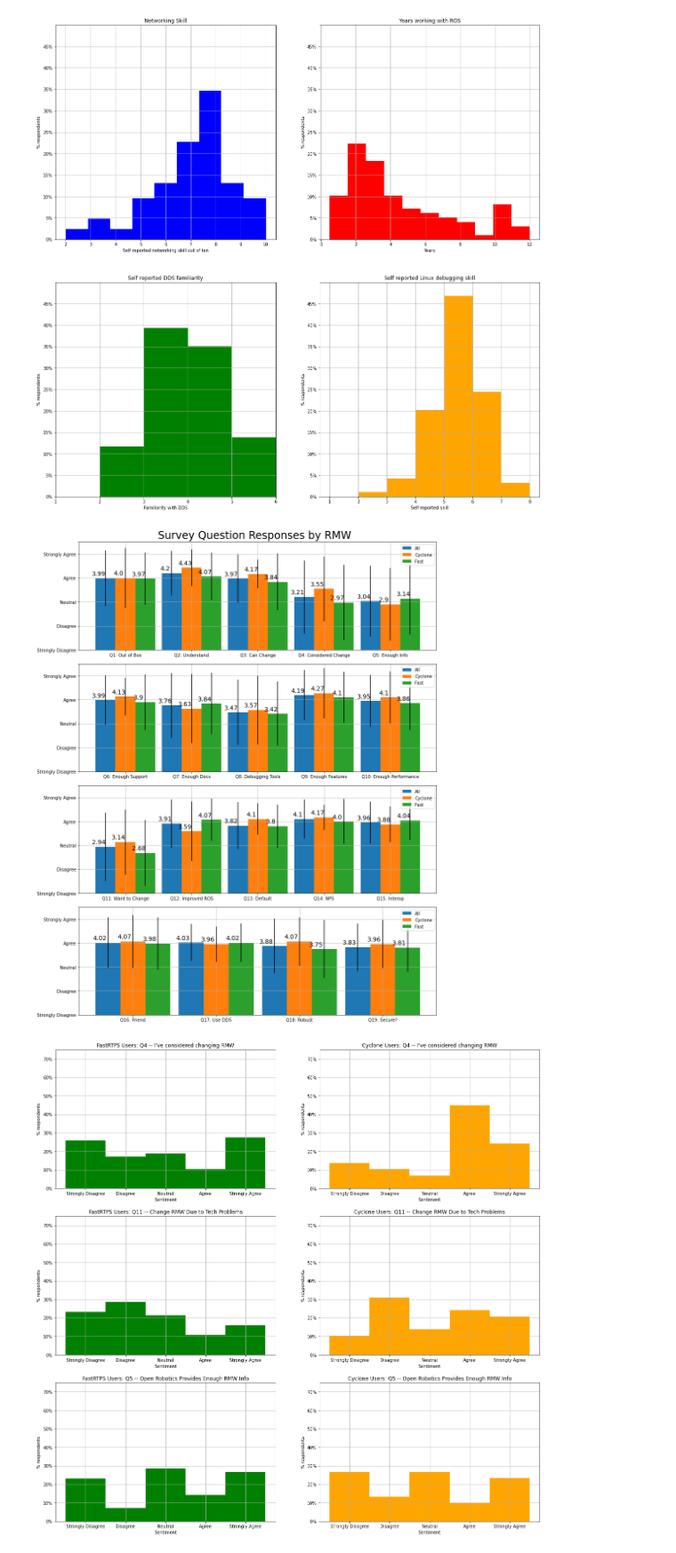
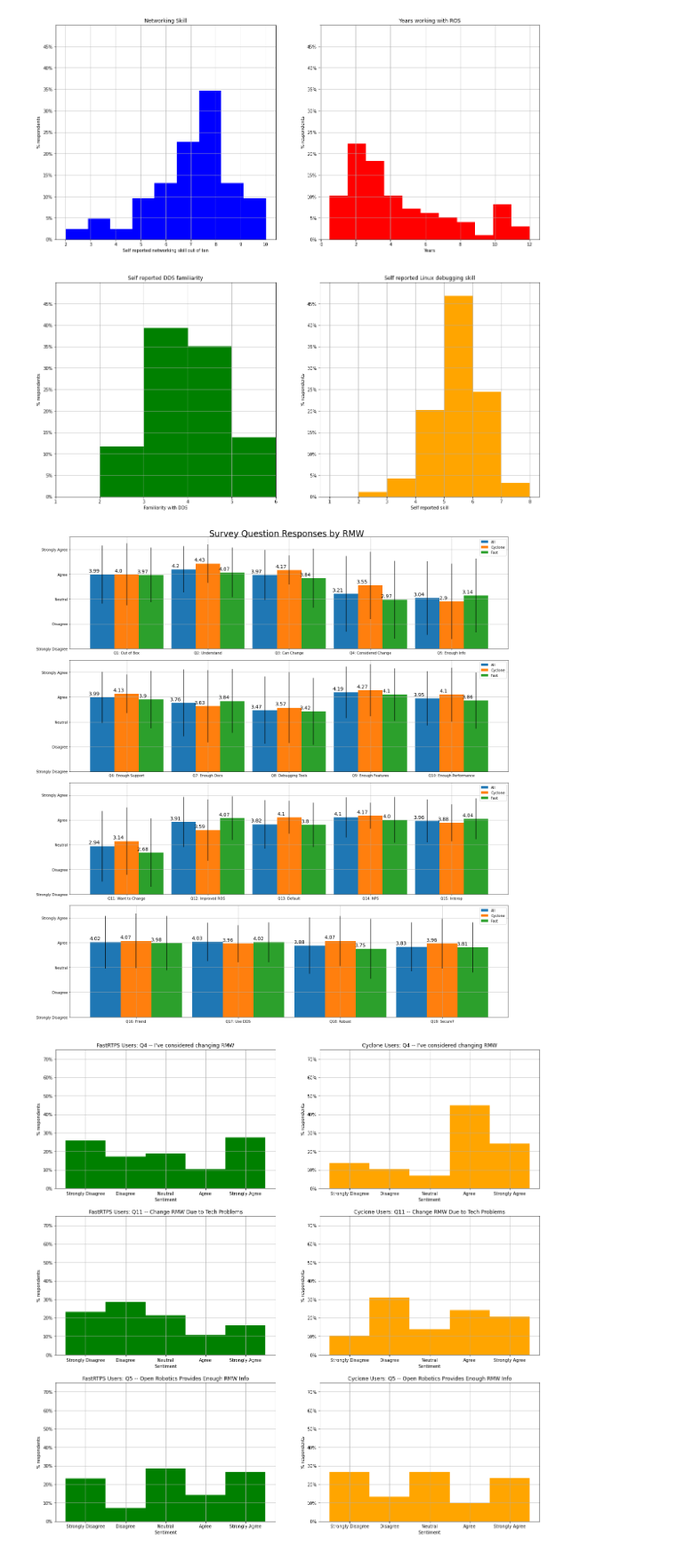
Before and after one commit to osrf/TSC-RMW-Reports, a Jupyter notebook: galactic/SurveyPlots.ipynb, the cells around one changed output. Shown at 89% size. Cells and saved outputs as stored; diff of their text form; code cells hidden in the pictures.

Commit message:
Fix figure size again trying a new command.

```diff
--- a/galactic/SurveyPlots.ipynb
+++ b/galactic/SurveyPlots.ipynb
@@ -195,42 +195,42 @@ for idx_x, param in enumerate(to_convert):
     set_means.append(batch)
     set_std.append(batch_std)
 
-fig, ax = plt.subplots(4,figsize=(12, 16))
+fig, ax = plt.subplots(4,figsize=(18, 20))
 # our batches of figures
 plot_groups = [[0,5],[5,10],[10,15],[15,19]]
 width = 0.3 # otherwise make them be a unit size
 fig.suptitle("Survey Question Responses by RMW",fontsize=24)
 fig.tight_layout()
 
 for idx,group in enumerate(plot_groups): # for each row in the plot
     tranche_set = []
     x = np.arange((group[1]-group[0])) # the label locations each bar gets three units, fast is split three ways
     for i in range(0,3): # the number of datasets, ie. fast, cyclone, combined
         tranche = [set_means[ds][i] for ds in range(group[0],group[1])]# build the batch from our data
         tranche_std = [set_std[ds][i] for ds in range(group[0],group[1])] # build the std from our data
         # plot the data.
         rects = ax[idx].bar(x+(width*i),tranche,width,yerr=tranche_std,label=rmw_names[i]) # plot it
 
         # Annotate the plots
         for rect in rects:
             height = rect.get_height()
             ax[idx].annotate('{}'.format(height),
                         xy=((rect.get_x()+0.05), height),
                             xytext=(0, 3),  # 3 points vertical offset
                             textcoords="offset points",
                             fontsize =14,
                             ha='center', va='bottom',rotation=0)
     # Plotting config
     ax[idx].grid()
     ax[idx].legend()
     ax[idx].set_ylim([1,5])
     ax[idx].set_xticks(x+0.3)
     ax[idx].set_xticklabels(q_label[group[0]:group[1]],rotation=0)
     ax[idx].set_yticks([1,2,3,4,5,5.5])
     ax[idx].set_yticklabels(["Strongly Disagree","Disagree","Neutral","Agree","Strongly Agree",""])
-plt.savefig("./plots/SurveyResponses.png")
+plt.savefig("./plots/SurveyResponses.png",pad_inches=1)
 # %% [output]
-[figure, old version]
+[figure, new version]
 # %%
 fig, ax = plt.subplots(3,2,figsize=(20, 20))
 
```
Also changed, not shown: 1 other file.
